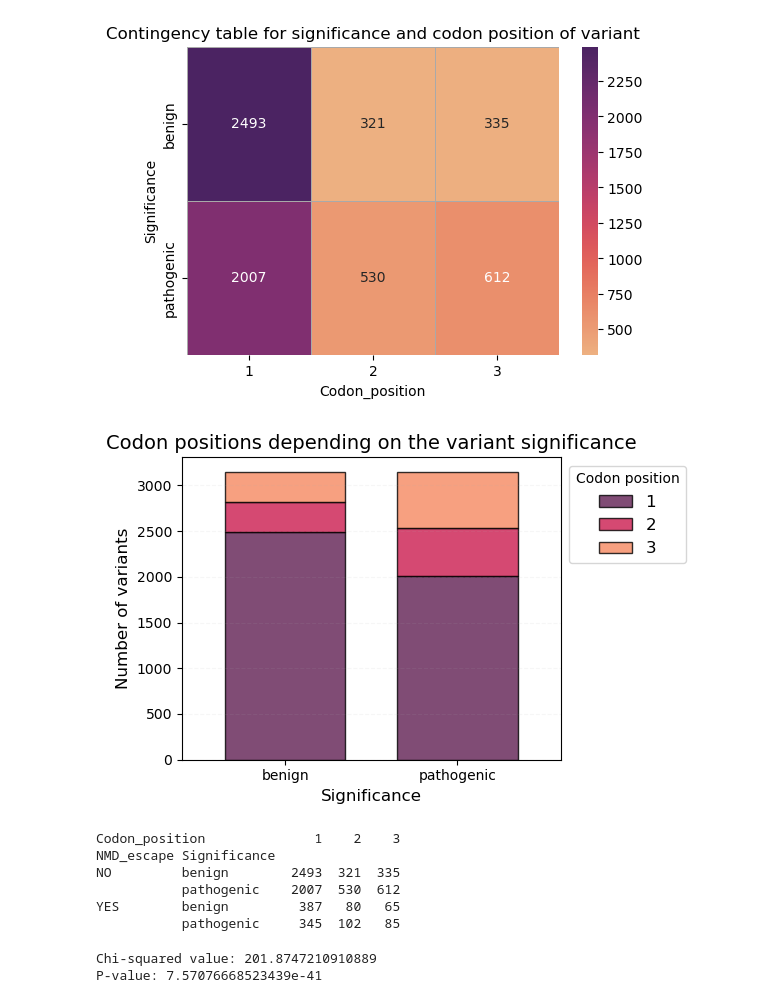
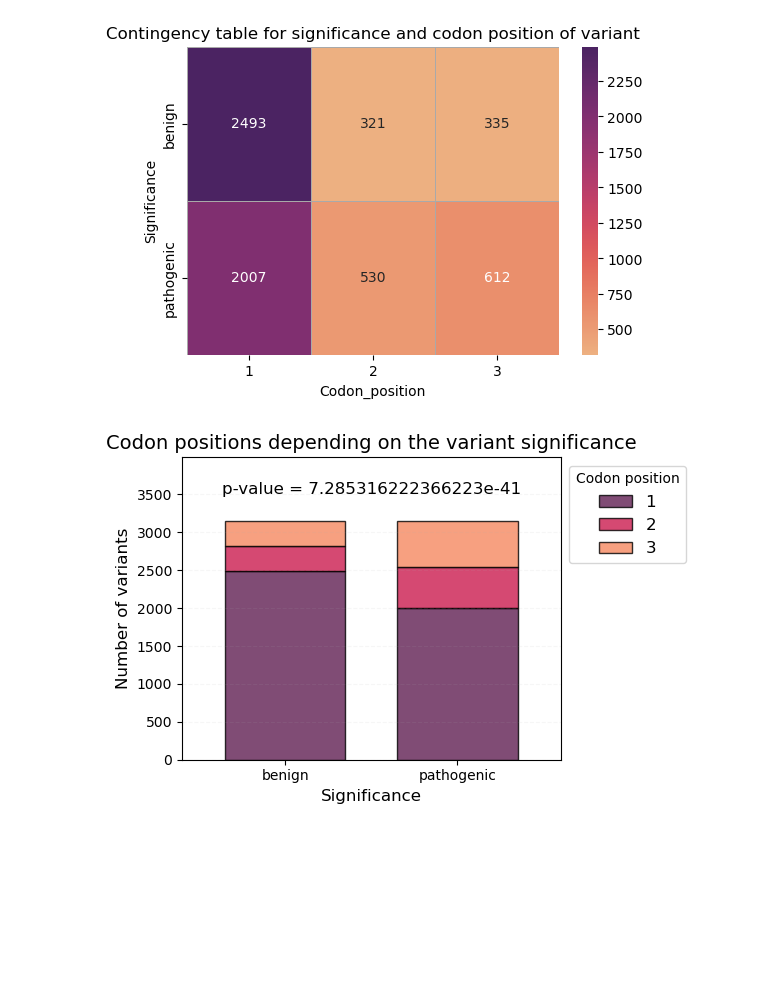
Before and after one commit to nastasia-iv/genvar, a Jupyter notebook: context_analysis/get_context_nmd_undergo.ipynb, the cells around one changed output. Saved outputs shown, nothing was run; the diff lists cells and outputs as text; code cells hidden in the pictures; blank space fills up the shorter version.

Commit message:
Add pval on the plot

```diff
--- a/context_analysis/get_context_nmd_undergo.ipynb
+++ b/context_analysis/get_context_nmd_undergo.ipynb
@@ -327,7 +327,7 @@ Dataframes are now balanced by genes and number of variants.
 # %% [markdown]
 Write the context in the corresponding column of the dataframe.
 # %%
-transcript_fasta = Fasta("data_dir/gencode_data/gencode.v45.transcripts.fa.gz", key_function = lambda x: x.split('.')[0])
+transcript_fasta = Fasta("/home/bioinf/gnomad-variants/Ivanova/data_dir/gencode_data/gencode.v45.transcripts.fa.gz", key_function = lambda x: x.split('.')[0])
 # %% [markdown]
 Get contexts.
 # %%
@@ -683,19 +683,21 @@ plt.show()
 # %%
 palette = sns.color_palette("rocket", len(cross_tab_undergo.columns))
 
 ax = cross_tab_undergo.plot(kind='bar', stacked=True, alpha=0.8, edgecolor='black', linewidth=1, width=0.7, color=palette, figsize=(6, 4))
 
 plt.title('Codon positions depending on the variant significance', fontsize=14)
 plt.xlabel('Significance', fontsize=12)
 plt.ylabel('Number of variants', fontsize=12)
 plt.xticks(rotation=0, fontsize=10)
 plt.yticks(fontsize=10)
 plt.legend(title='Codon position', fontsize=12, bbox_to_anchor=(1, 1), loc='upper left')
+plt.ylim(top=cross_tab_undergo.max().max() * 1.6)
+plt.text(0.5, 3500, f'p-value = {p_value_undergo}', fontsize=12, ha='center')
 plt.grid(True, axis='y', linestyle='--', alpha=0.1)
 plt.tight_layout()
 
-# plt.savefig('codon_positions_hist_undergo.png', dpi=300)
+plt.savefig('images/codon_positions_hist_undergo.png', dpi=300)
 
 plt.show()
 # %% [output]
-[figure, old version]
+[figure, new version]
@@ -706,17 +703,0 @@ all_nmd = pd.concat([all_nmd_escape_final, all_nmd_undergo_final], ignore_index=
-# %%
-cross_tab_all = pd.crosstab([all_nmd['NMD_escape'], all_nmd['Significance']], all_nmd['Codon_position'])
-print(cross_tab_all)
-# %% [output]
-Codon_position              1    2    3
-NMD_escape Significance
-NO         benign        2493  321  335
-           pathogenic    2007  530  612
-YES        benign         387   80   65
-           pathogenic     345  102   85
-# %%
-chi2, p_value, _, _ = chi2_contingency(cross_tab_all)
-print(f"Chi-squared value: {chi2}")
-print(f"P-value: {p_value}")
-# %% [output]
-Chi-squared value: 201.8747210910889
-P-value: 7.57076668523439e-41
```
Also changed, not shown: parts of 4 cells of this notebook.
